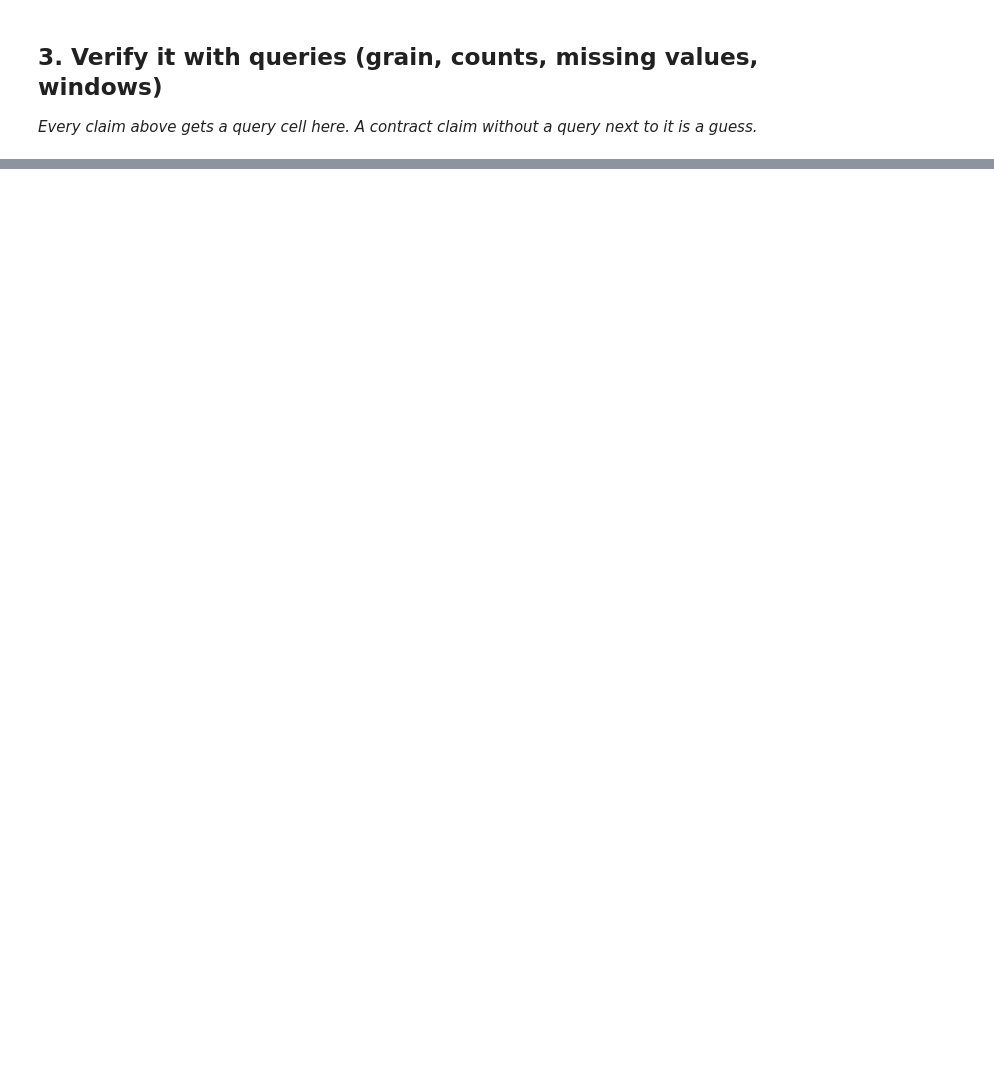
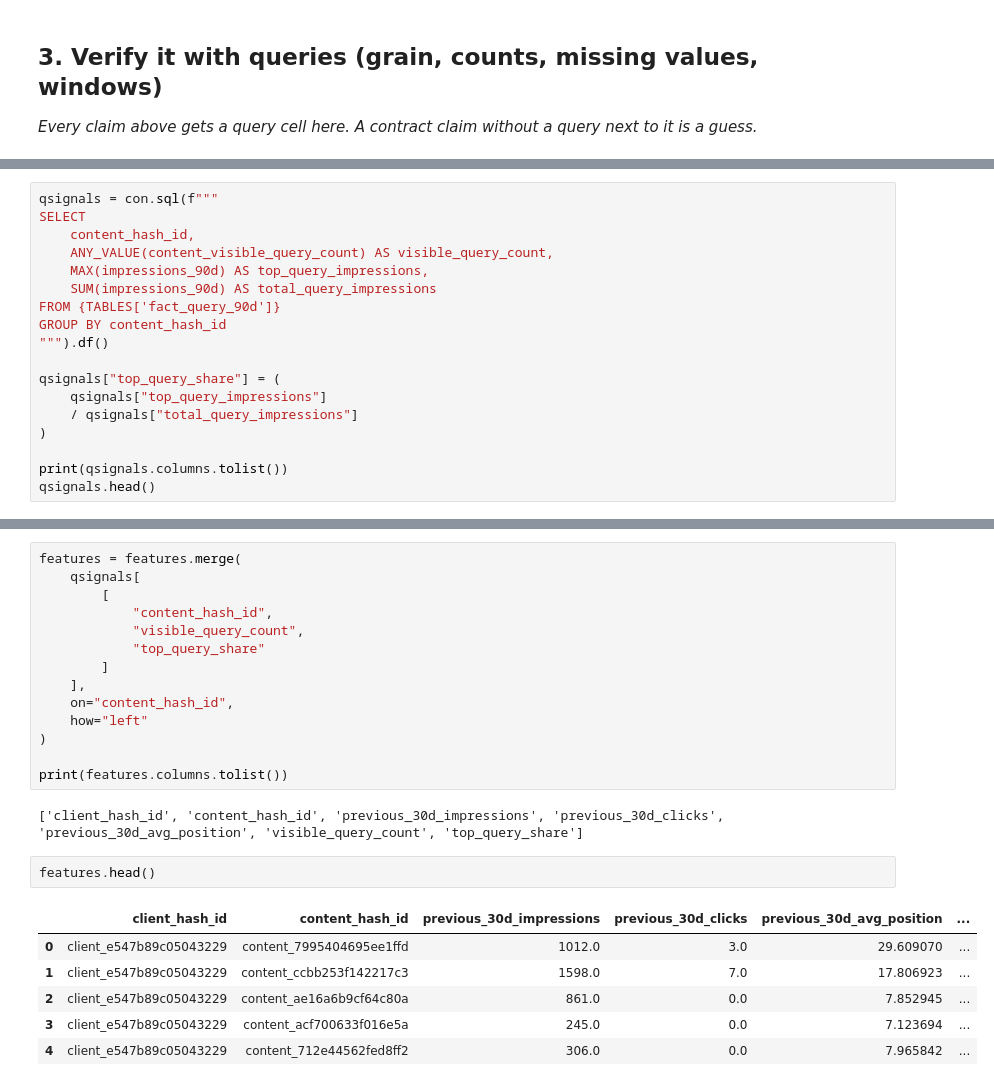
Before and after one commit to srivastava071/flyrank-ml-internship, a Jupyter notebook: work/notebooks/w03_data_contract.ipynb, the cells around one changed output, grey strips where cells are left out. Cells and saved outputs as stored; diff of their text form; blank space fills up the shorter version.

```diff
--- a/work/notebooks/w03_data_contract.ipynb
+++ b/work/notebooks/w03_data_contract.ipynb
@@ -36,0 +293,18 @@ This skeleton is yours to fill. Work the sections **in order** — each one has
+# %%
+qsignals = con.sql(f"""
+SELECT
+    content_hash_id,
+    ANY_VALUE(content_visible_query_count) AS visible_query_count,
+    MAX(impressions_90d) AS top_query_impressions,
+    SUM(impressions_90d) AS total_query_impressions
+FROM {TABLES['fact_query_90d']}
+GROUP BY content_hash_id
+""").df()
+
+qsignals["top_query_share"] = (
+    qsignals["top_query_impressions"]
+    / qsignals["total_query_impressions"]
+)
+
+print(qsignals.columns.tolist())
+qsignals.head()
@@ -36,0 +319,25 @@ This skeleton is yours to fill. Work the sections **in order** — each one has
+# %%
+features = features.merge(
+    qsignals[
+        [
+            "content_hash_id",
+            "visible_query_count",
+            "top_query_share"
+        ]
+    ],
+    on="content_hash_id",
+    how="left"
+)
+
+print(features.columns.tolist())
+# %% [output]
+['client_hash_id', 'content_hash_id', 'previous_30d_impressions', 'previous_30d_clicks', 'previous_30d_avg_position', 'visible_query_count', 'top_query_share']
+# %%
+features.head()
+# %% [output]
+|  | client_hash_id | content_hash_id | previous_30d_impressions | previous_30d_clicks | previous_30d_avg_position | ... |
+| 0 | client_e547b89c05043229 | content_7995404695ee1ffd | 1012.0 | 3.0 | 29.609070 | ... |
+| 1 | client_e547b89c05043229 | content_ccbb253f142217c3 | 1598.0 | 7.0 | 17.806923 | ... |
+| 2 | client_e547b89c05043229 | content_ae16a6b9cf64c80a | 861.0 | 0.0 | 7.852945 | ... |
+| 3 | client_e547b89c05043229 | content_acf700633f016e5a | 245.0 | 0.0 | 7.123694 | ... |
+| 4 | client_e547b89c05043229 | content_712e44562fed8ff2 | 306.0 | 0.0 | 7.965842 | ... |
```
Also changed, not shown: parts of 32 cells of this notebook.
